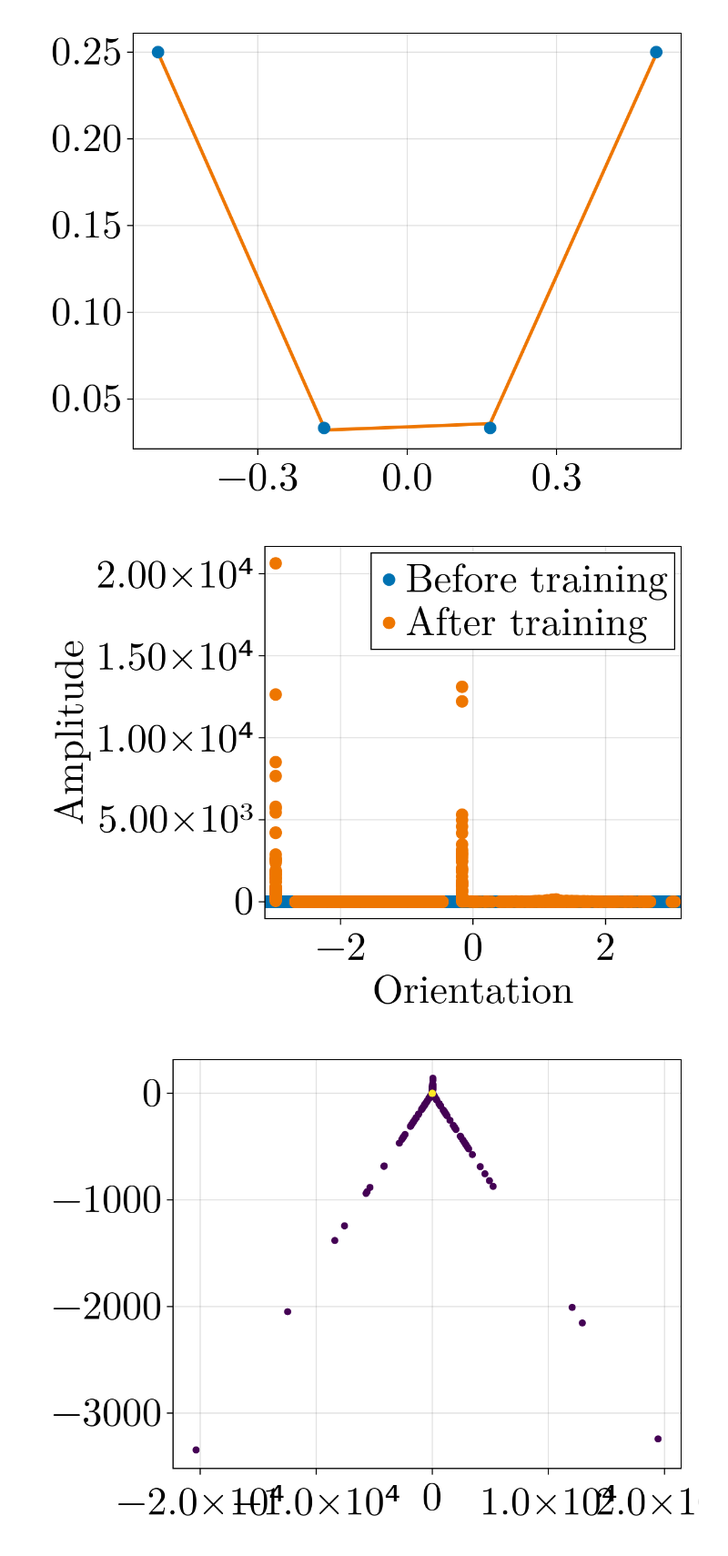
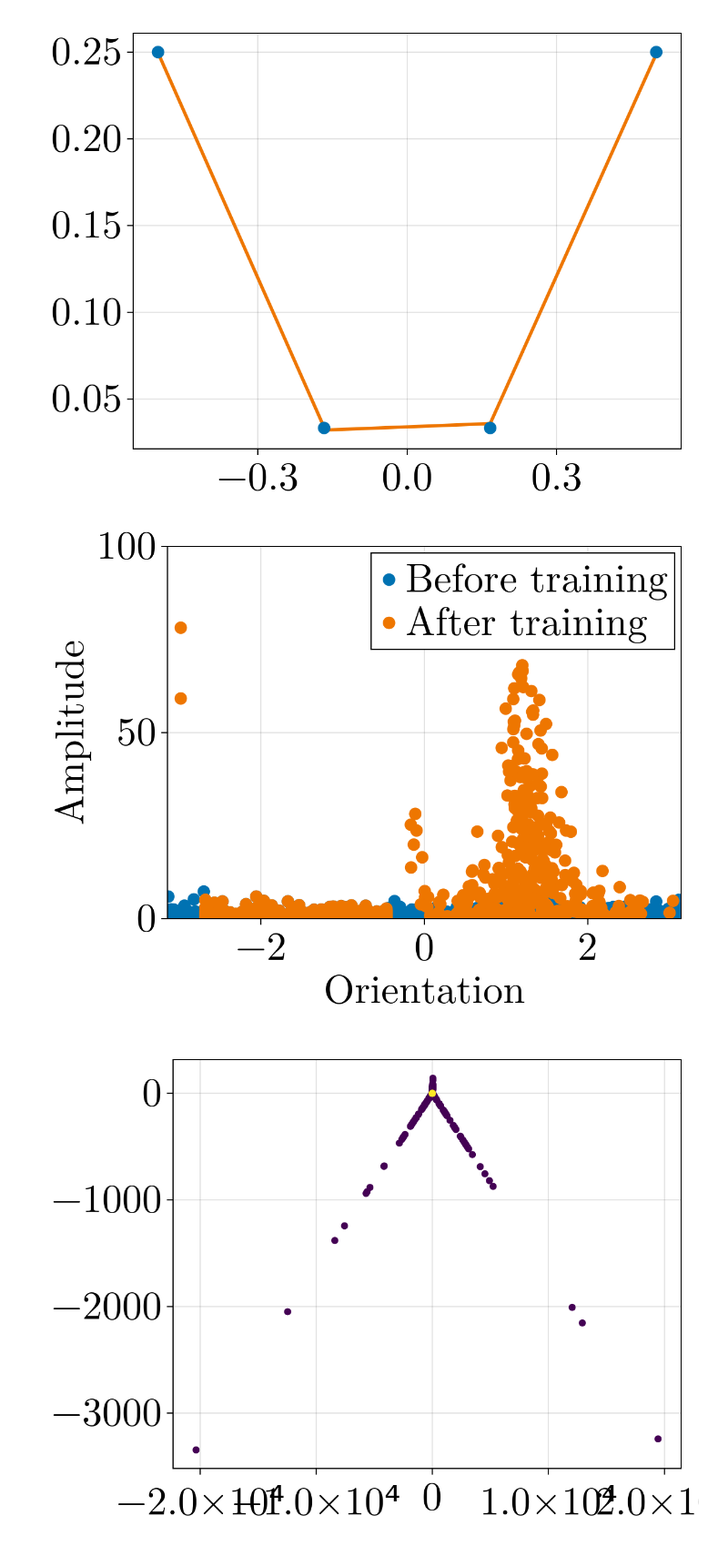
Before and after one commit to DirkBurgers/BEP, a Jupyter notebook: Experiments/Different data/training.ipynb, the cells around one changed output. Shown at 91% size. Saved outputs shown, nothing was run; the diff lists cells and outputs as text; code cells hidden in the pictures.

```diff
--- a/Experiments/Different data/training.ipynb
+++ b/Experiments/Different data/training.ipynb
@@ -83,14 +83,14 @@ f
 # %%
 f = Figure()
 ax = Axis(f[1, 1])
 
-# ylims!(ax, 0, 5)
+ylims!(ax, 0, 100)
 
 createorientiationplot!(ax, initialNN, nn)
 
 f
 # %% [output]
-[figure, old version]
+[figure, new version]
 # %%
 w_with_a = abs.(nn.a) .* vec(nn.w)
 b_with_a = abs.(nn.a) .* nn.b
```
Also changed, not shown: parts of 7 cells of this notebook, 7 other files.
